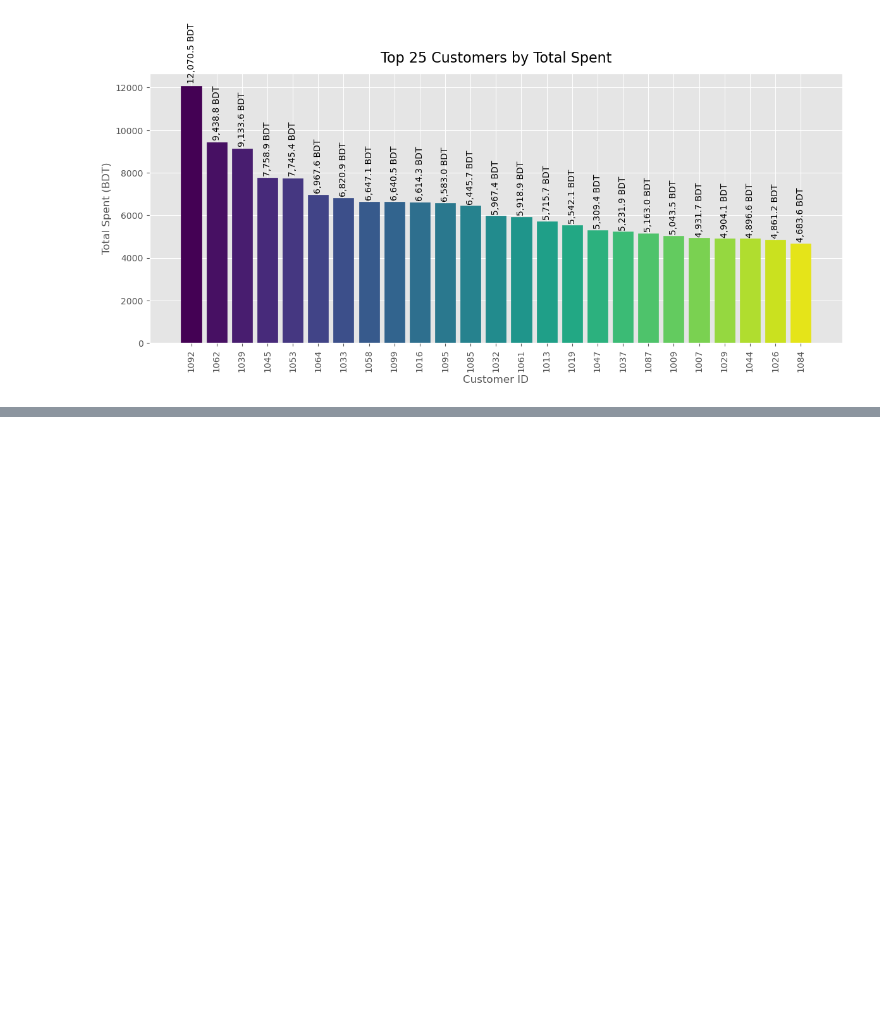
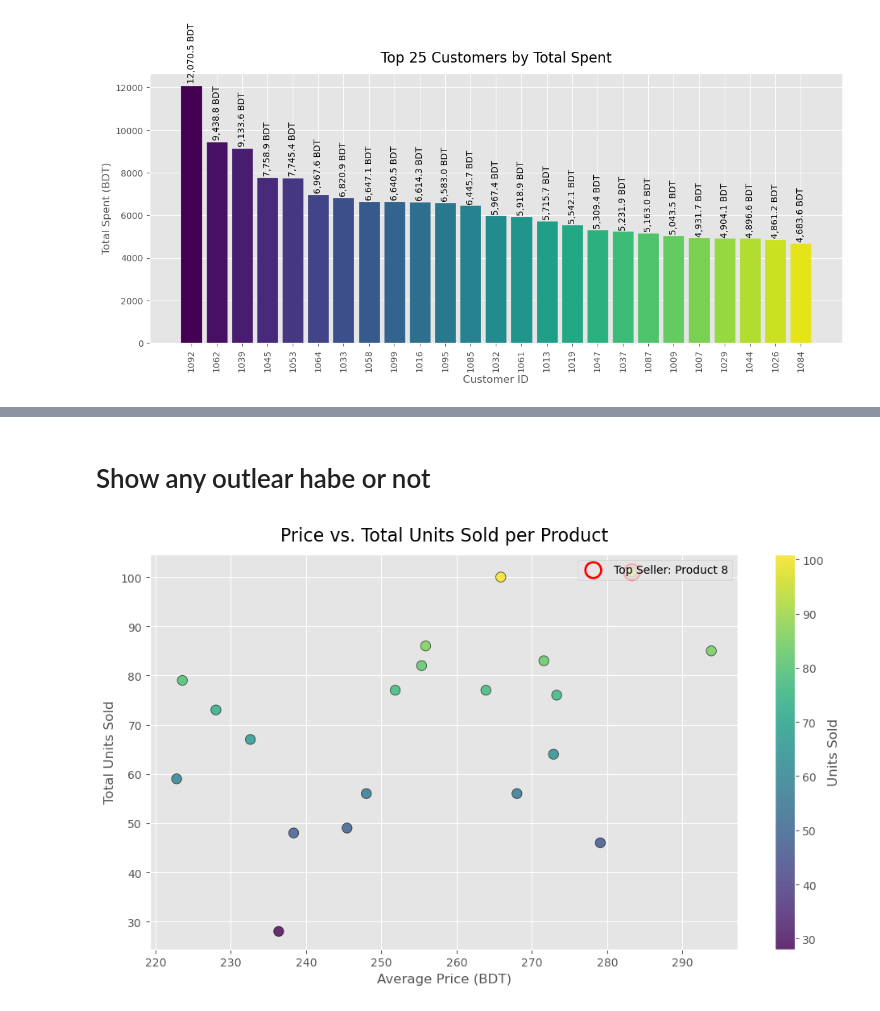
Before and after one commit to moyen-ahmed/pythone-Ml-Basic, a Jupyter notebook: data cleaning/Assignment.ipynb, the cells around one changed output, grey strips where cells are left out. Saved outputs shown, nothing was run; the diff lists cells and outputs as text; code cells hidden in the pictures; blank space fills up the shorter version.

```diff
--- a/data cleaning/Assignment.ipynb
+++ b/data cleaning/Assignment.ipynb
@@ -226,0 +321,51 @@ plt.show()
+# %% [markdown]
+# Show any outlear habe or not
+# %%
+sales = (
+    ec[ec['Action'] == 'Purchase']
+      .groupby('ProductID')['Quantity']
+      .sum()
+      .reset_index(name='TotalSold')
+)
+prices = (
+    ec.groupby('ProductID')['Price']
+      .mean()
+      .reset_index(name='AvgPrice')
+)
+#merge sales and prices dataframes
+sales_price = pd.merge(sales, prices, on='ProductID')
+#identify the product with the highest total sales
+top_prod = sales_price.loc[sales_price['TotalSold'].idxmax()]
+
+plt.figure(figsize=(10, 6))
+plt.style.use('ggplot')
+
+sc = plt.scatter(
+    sales_price['AvgPrice'],
+    sales_price['TotalSold'],
+    c=sales_price['TotalSold'],
+    cmap='viridis',
+    s=80,
+    alpha=0.8,
+    edgecolor='k'
+)
+plt.colorbar(sc, label='Units Sold')
+
+plt.scatter(
+    top_prod['AvgPrice'],
+    top_prod['TotalSold'],
+    s=200,
+    facecolors='none',
+    edgecolors='red',
+    linewidths=2,
+    label=f"Top Seller: Product {int(top_prod['ProductID'])}"
+)
+
+plt.title('Price vs. Total Units Sold per Product', fontsize=16, pad=12)
+plt.xlabel('Average Price (BDT)', fontsize=12)
+plt.ylabel('Total Units Sold', fontsize=12)
+plt.legend(loc='upper right')
+plt.tight_layout()
+plt.show()
+# %% [output]
+[figure, added]
```
Also changed, not shown: parts of 14 cells of this notebook.
